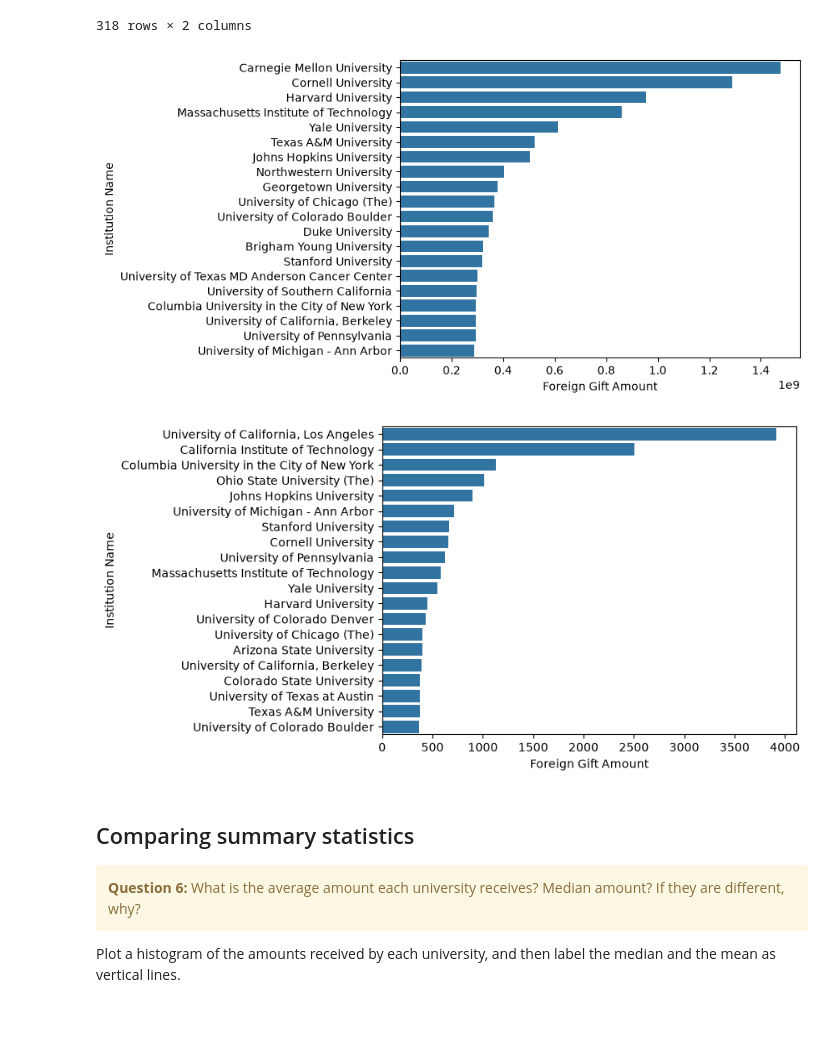
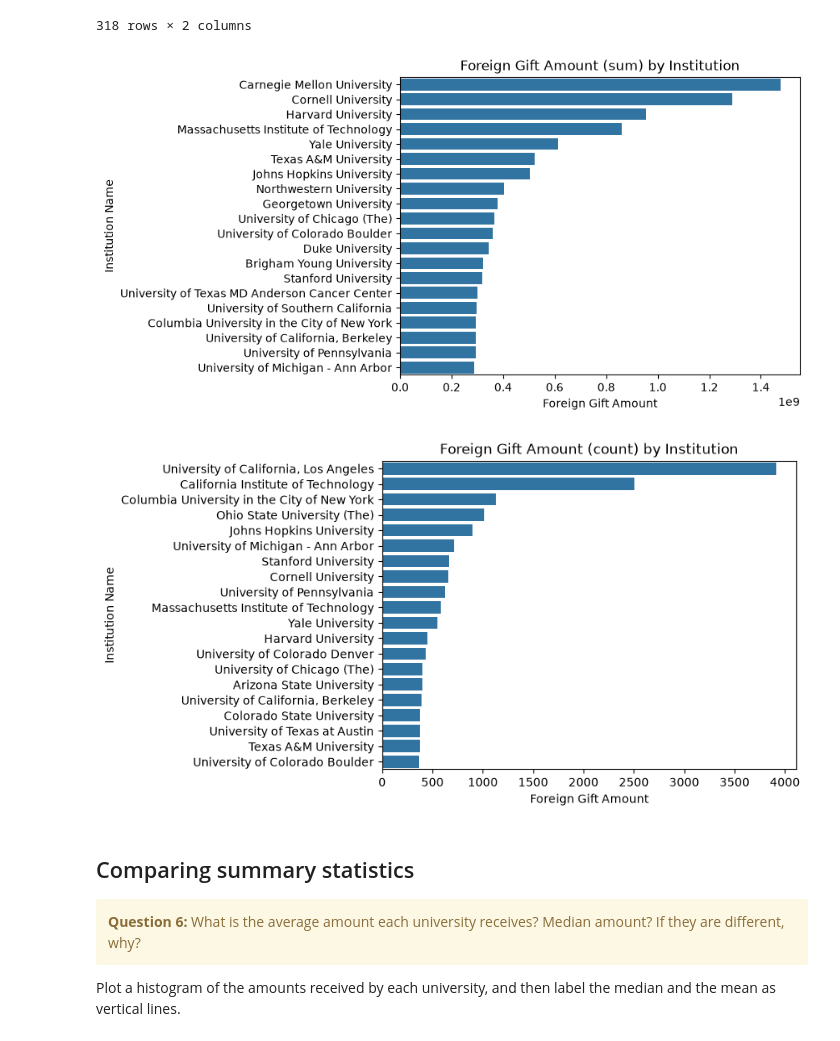
Before and after one commit to juliapeldunas/5030Lab1, a Jupyter notebook: initial_analysis.ipynb, the cells around one changed output. Cells and saved outputs as stored; diff of their text form; code cells hidden in the pictures.

Commit message:
Added graph to Initial_analysis

```diff
--- a/initial_analysis.ipynb
+++ b/initial_analysis.ipynb
@@ -158,17 +158,19 @@ df.groupby("Institution Name")["Foreign Gift Amount"].count().sort_values(ascend
 # %%
 top20 = df.groupby('Institution Name')['Foreign Gift Amount'].sum().sort_values(ascending=False).head(20).reset_index()
 
 # print(top20)
 
-sns.barplot(data=top20, x='Foreign Gift Amount', y= 'Institution Name', order = top20['Institution Name'])
+plot = sns.barplot(data=top20, x='Foreign Gift Amount', y= 'Institution Name', order = top20['Institution Name'])
+plot.set_title("Foreign Gift Amount (sum) by Institution")
 plt.show()
 top20_2 = top20 = df.groupby('Institution Name')['Foreign Gift Amount'].count().sort_values(ascending=False).head(20).reset_index()
 
-sns.barplot(data=top20, x='Foreign Gift Amount', y= 'Institution Name', order = top20_2['Institution Name'])
+plot2 = sns.barplot(data=top20, x='Foreign Gift Amount', y= 'Institution Name', order = top20_2['Institution Name'])
+plot2.set_title("Foreign Gift Amount (count) by Institution")
 plt.show()
 # %% [output]
-[figure, old version]
+[figure, new version]
-[figure, old version]
+[figure, new version]
 # %% [markdown]
 ## Comparing summary statistics
 
```
Also changed, not shown: parts of 1 cell of this notebook, 2 other files.
